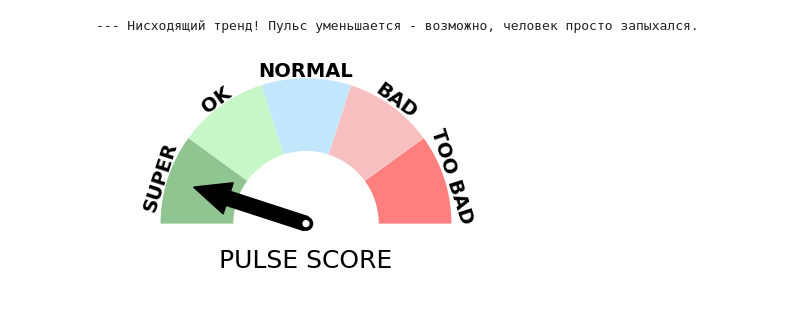
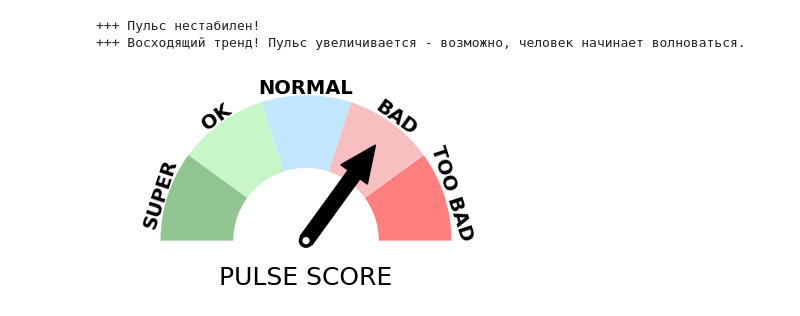
Before and after one commit to tphlru/rzd_detector, a Jupyter notebook: Lib/codemodules/face/pulse/pulse_test_script copy.ipynb, the cells around one changed output. Drawn from its saved outputs; the diff is of its cells as text; code cells hidden in the pictures.

```diff
--- a/face_module/pulse_test_script.ipynb
+++ b/Lib/codemodules/face/pulse/pulse_test_script copy.ipynb
@@ -16,0 +13,26 @@ To enable the following instructions: SSE4.1 SSE4.2 AVX AVX2 FMA, in other opera
+# %%
+import logging
+
+file_log = logging.FileHandler("logfile.log")
+console_out = logging.StreamHandler()
+
+logging.basicConfig(
+    handlers=(file_log, console_out),
+    format="[%(asctime)s | %(levelname)s]: %(message)s",
+    datefmt="%m/%d/%Y %H:%M:%S",
+    level=logging.INFO,
+)
+
+print("logger name:", __name__)
+logger = logging.getLogger(__name__)
+logger.setLevel(logging.INFO)
+
+# level=logger.INFO / level=logger.DEBUG
+
+logger.info(" >>> ---- Program restarted! ---- <<< ")
+
+import logging
+
+log = logging.getLogger(__name__)
+
+log.info("Hello logging!")
@@ -17,17 +190,4 @@ To enable the following instructions: SSE4.1 SSE4.2 AVX AVX2 FMA, in other opera
 # %%
-pipe = Pipeline()
-bvps, timesES, bpmES = pipe.run_on_video("./test_vids/zlata83.mp4",
-                                        cuda=True,
-                                        method='cpu_PBV',
-                                        winsize=4,
-                                        estimate="clustering",
-                                        roi_approach='patches',
-                                        roi_method="convexhull",
-                                        pre_filt=True,
-                                        # post_filt=True,
-                                        verb=False)
-
-
 # cpu_ICA vs cpu_PBV = cpu_PBV
 # cpu_PBV vs cpu_CHROM = cpu_PBV
 # cpu_PBV vs cpu_OMIT = cpu_PBV
@@ -191,31 +320,32 @@ Tops (11) median of the largest 3: 87.79156494140625
 # %%
 points = 0
 points_mather = {-1: 1, 0: 2, 1: 3, 2: 4, 3: 5}
 
-if highs_med - base_mean > 12 and base_mean > 80:
+if (highs_med - base_mean > 12 and base_mean > 80) or max(midpoints) - min(midpoints) > 12:
     points += 1
     print("+++ Пульс нестабилен!")
 
-if highs_med > 92:
+if highs_med > 90:
     points += 1
     print("+++ Высокий фон пульса!")
 
-if max(tops_values) > 115:
+if max(tops_values) > 102:
     points += 1
     print(f"+++ Найден высокий пик {max(tops_values)}!")
 
 if trend == 1:
     points += 1
     print("+++ Восходящий тренд! Пульс увеличивается - возможно, человек начинает волноваться.")
 
 if trend == -1:
     points -= 1
     print("--- Нисходящий тренд! Пульс уменьшается - возможно, человек просто запыхался.")
 
 gauge(title = "PULSE SCORE", arrow = points_mather[points])
 # %% [output]
---- Нисходящий тренд! Пульс уменьшается - возможно, человек просто запыхался.
++++ Пульс нестабилен!
++++ Восходящий тренд! Пульс увеличивается - возможно, человек начинает волноваться.
-[figure, old version]
+[figure, new version]
 # %%
 pyVHR.plot.visualize.visualize_BVPs(bvps, len(bvps)-1)
 # %% [output]
```
Also changed, not shown: parts of 8 cells of this notebook, 33 other files.
